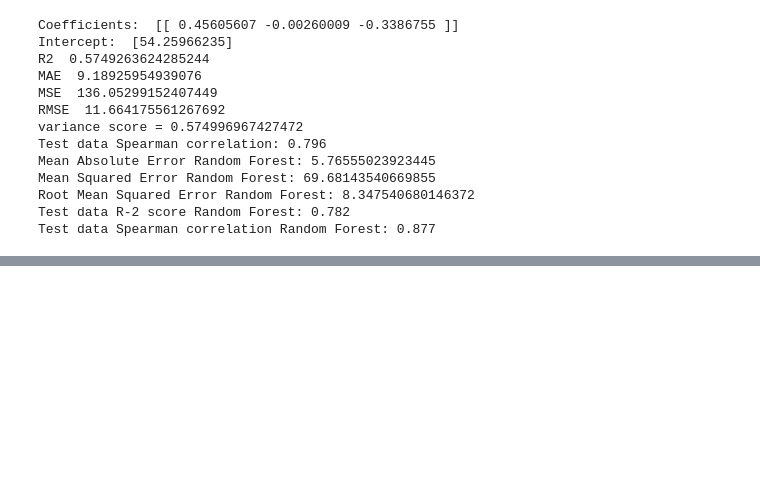
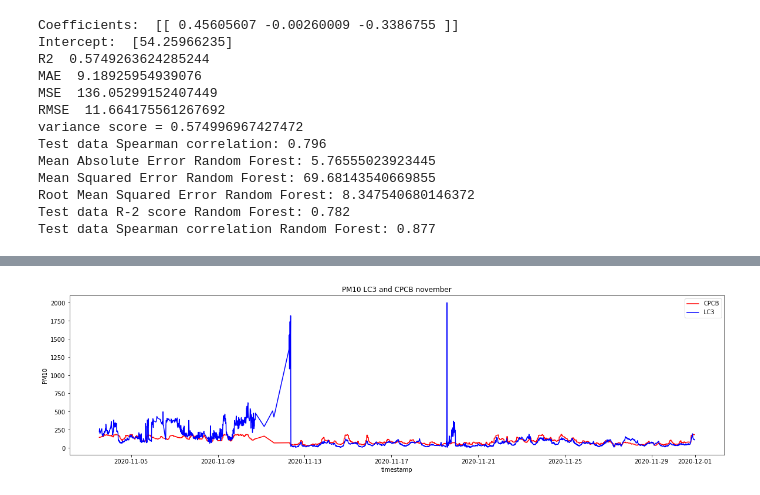
Before and after one commit to spanddhana-sara/Air-Pollution, a Jupyter notebook: Codes/Untitled.ipynb, the cells around one changed output, grey strips where cells are left out. Cells and saved outputs as stored; diff of their text form; code cells hidden in the pictures; blank space fills up the shorter version.

```diff
--- a/Codes/Untitled.ipynb
+++ b/Codes/Untitled.ipynb
@@ -1861,0 +1929,14 @@ Test data Spearman correlation Random Forest: 0.877
+# %%
+x = nov3_1['created_at']
+y_3 = nov3_1['PM10']
+y_4 = nov3_1['PM10_3']
+fig= plt.figure(figsize=(20,5))
+plt.plot(x, y_3, 'r')
+plt.plot(x, y_4, 'b')
+plt.xlabel('timestamp')
+plt.ylabel('PM10')
+plt.legend(["CPCB", 'LC3'])
+plt.title('PM10 LC3 and CPCB november')
+plt.show()
+# %% [output]
+[figure, added]
```
Also changed, not shown: parts of 14 cells of this notebook.
